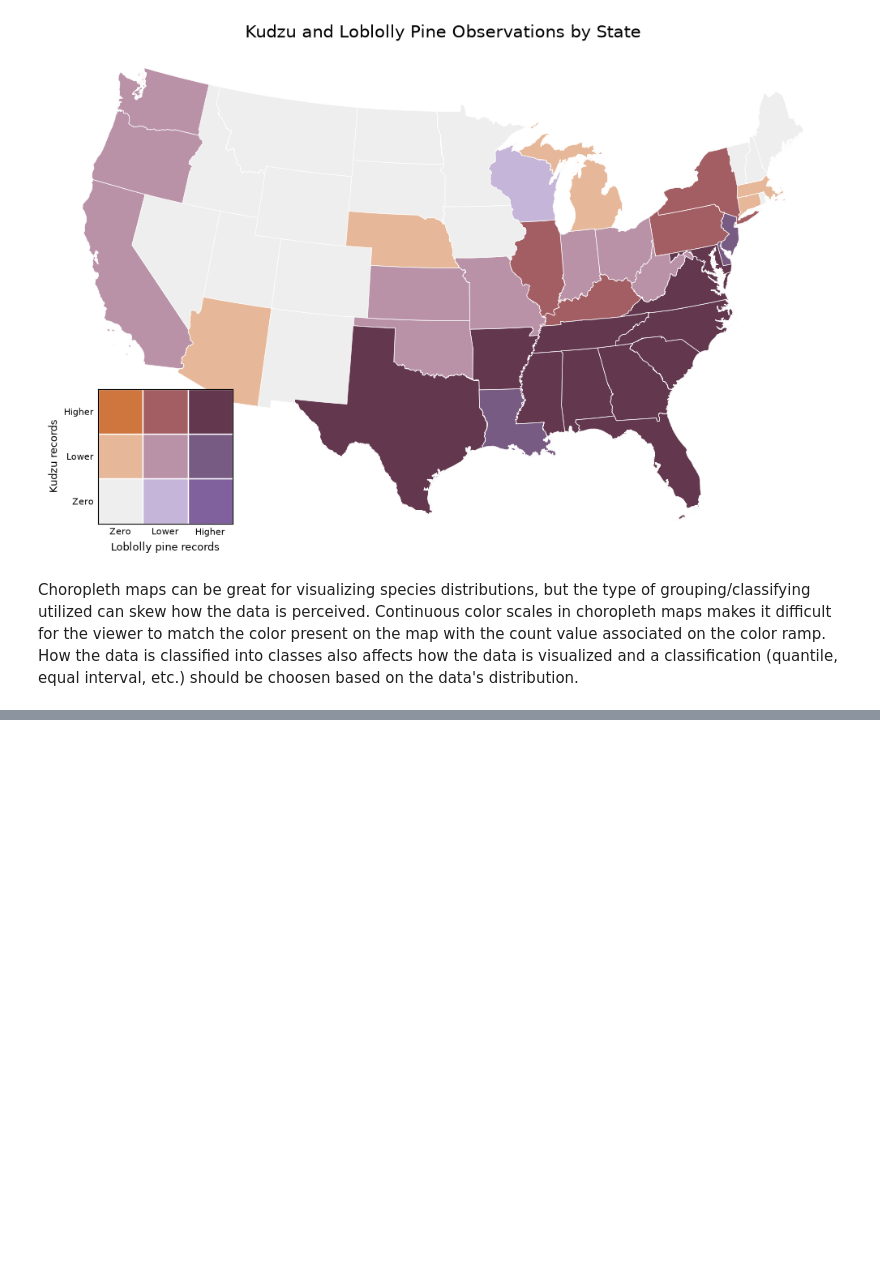
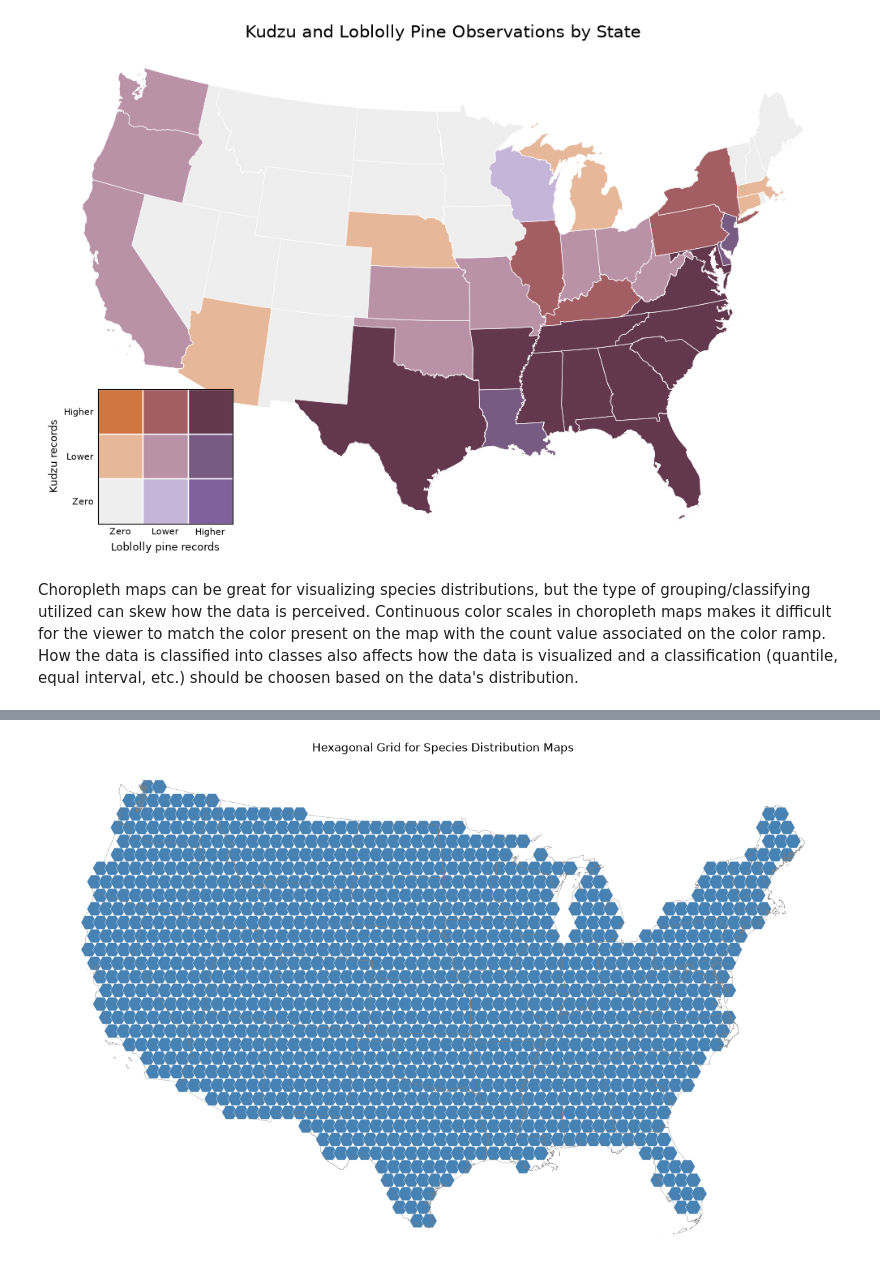
Before and after one commit to ejamie15/geog592-ejamie, a Jupyter notebook: homework/week09/matplotlib_hw.ipynb, the cells around one changed output, grey strips where cells are left out. Cells and saved outputs as stored; diff of their text form; code cells hidden in the pictures; blank space fills up the shorter version.

```diff
--- a/homework/week09/matplotlib_hw.ipynb
+++ b/homework/week09/matplotlib_hw.ipynb
@@ -389,0 +642,96 @@ Choropleth maps can be great for visualizing species distributions, but the type
+# %%
+# Project everything to a coordinate system measured in meters
+states = contiguous_us.to_crs(epsg=5070)
+kudzu_points = kudzu_points.to_crs(epsg=5070)
+pine_points = pine_points.to_crs(epsg=5070)
+
+# Combine state polygons to define the study area
+us_boundary = states.geometry.union_all()
+
+# Hexagon radius: 50 km
+# Increase this value for larger hexagons; decrease for more detail.
+radius = 50000
+
+xmin, ymin, xmax, ymax = states.total_bounds
+
+# Create a regular, flat-top hexagonal grid
+dx = 1.5 * radius
+dy = np.sqrt(3) * radius
+
+hexagons = []
+hex_id = []
+
+row = 0
+y = ymin
+
+while y <= ymax + dy:
+    x_offset = 0 if row % 2 == 0 else dx / 2
+    x = xmin
+
+    while x <= xmax + dx:
+        cx = x + x_offset
+
+        vertices = [
+            (
+                cx + radius * np.cos(np.radians(angle)),
+                y + radius * np.sin(np.radians(angle))
+            )
+            for angle in range(0, 360, 60)
+        ]
+
+        polygon = Polygon(vertices)
+
+        # Keep hexagons whose centers fall within the contiguous US
+        if us_boundary.covers(polygon.centroid):
+            hexagons.append(polygon)
+            hex_id.append(len(hex_id))
+
+        x += dx
+
+    y += dy
+    row += 1
+
+hex_grid = gpd.GeoDataFrame(
+    {"hex_id": hex_id, "geometry": hexagons},
+    crs=states.crs
+)
+
+# Count the observations of each species within every hexagon
+def count_points_in_hexagons(hex_grid, points, column_name):
+    joined = gpd.sjoin(
+        points[["geometry"]],
+        hex_grid[["hex_id", "geometry"]],
+        how="inner",
+        predicate="within"
+    )
+
+    return joined.groupby("hex_id").size().rename(column_name)
+
+kudzu_counts = count_points_in_hexagons(
+    hex_grid, kudzu_points, "kudzu_count"
+)
+pine_counts = count_points_in_hexagons(
+    hex_grid, pine_points, "pine_count"
+)
+
+hex_grid = hex_grid.join(kudzu_counts, on="hex_id")
+hex_grid = hex_grid.join(pine_counts, on="hex_id")
+
+hex_grid[["kudzu_count", "pine_count"]] = (
+    hex_grid[["kudzu_count", "pine_count"]].fillna(0)
+)
+
+hex_grid["total"] = (
+    hex_grid["kudzu_count"] + hex_grid["pine_count"]
+)
+
+# Display the grid itself, similar to your professor's first image
+fig, ax = plt.subplots(figsize=(12, 8))
+hex_grid.plot(ax=ax, color="steelblue", edgecolor="white", linewidth=0.3)
+states.boundary.plot(ax=ax, color="gray", linewidth=0.3)
+ax.set_axis_off()
+ax.set_title("Hexagonal Grid for Species Distribution Maps")
+plt.tight_layout()
+plt.show()
+# %% [output]
+[figure, added]
```
Also changed, not shown: parts of 15 cells of this notebook, 4 other files.
